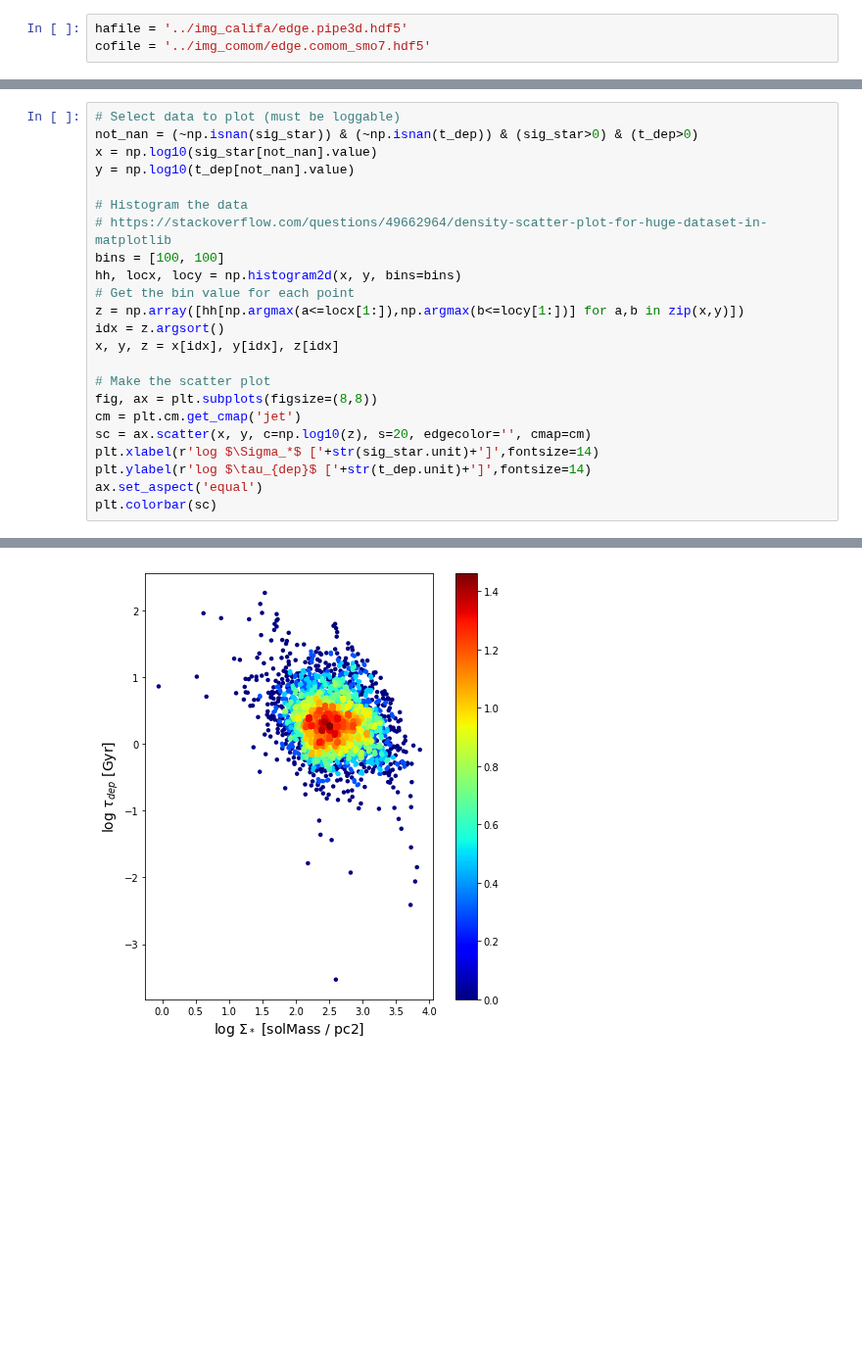
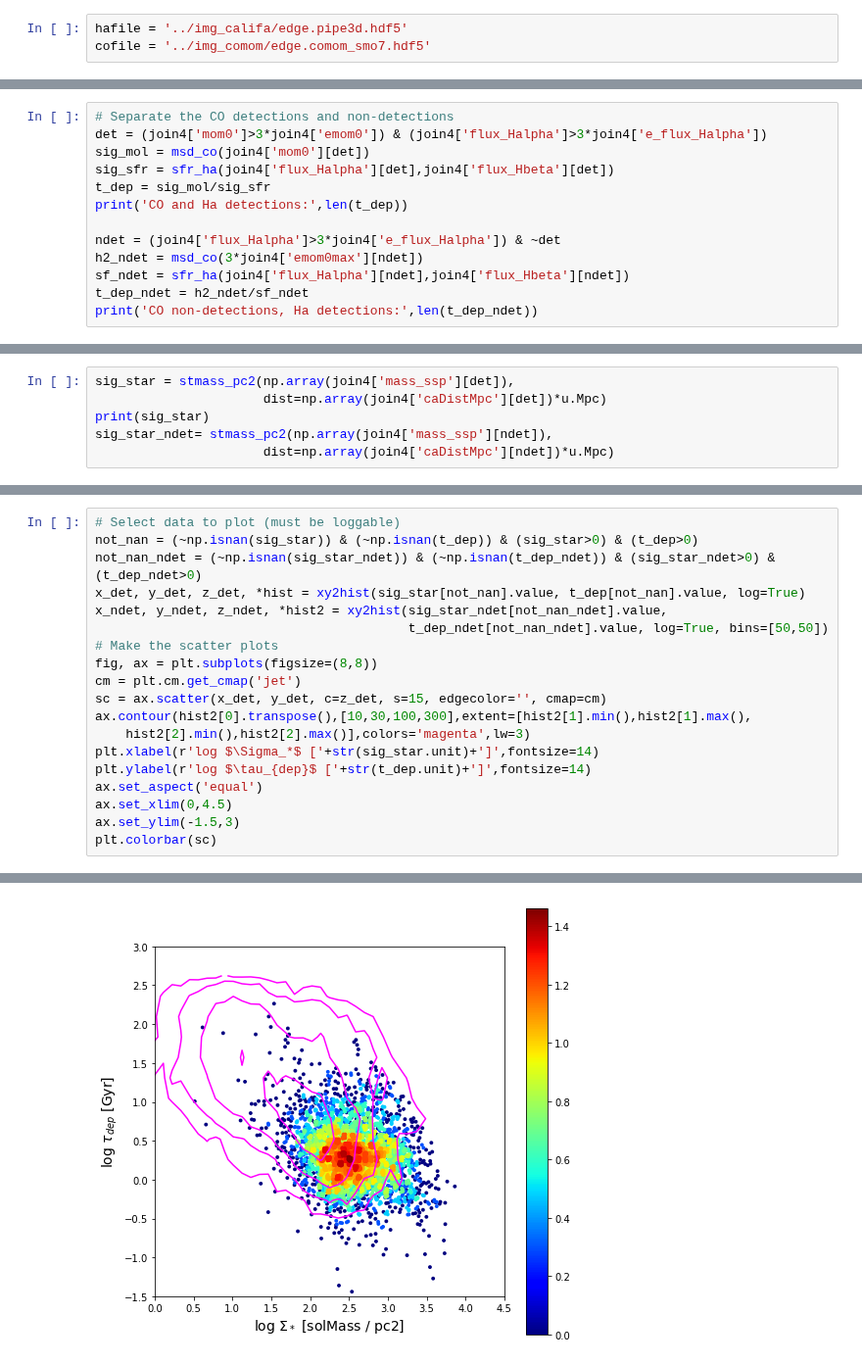
Before and after one commit to tonywong94/edge_pydb, a Jupyter notebook: demo_notebk/Tau_dep-edge.ipynb, the cells around one changed output, grey strips where cells are left out. Shown at 98% size. Cells and saved outputs as stored; diff of their text form; blank space fills up the shorter version.

```diff
--- a/demo_notebk/Tau_dep-edge.ipynb
+++ b/demo_notebk/Tau_dep-edge.ipynb
@@ -67,0 +28,13 @@ sig_star = np.array(stlist) * u.solMass / u.pc**2
+# %%
+# Separate the CO detections and non-detections
+det = (join4['mom0']>3*join4['emom0']) & (join4['flux_Halpha']>3*join4['e_flux_Halpha'])
+sig_mol = msd_co(join4['mom0'][det])
+sig_sfr = sfr_ha(join4['flux_Halpha'][det],join4['flux_Hbeta'][det])
+t_dep = sig_mol/sig_sfr
+print('CO and Ha detections:',len(t_dep))
+
+ndet = (join4['flux_Halpha']>3*join4['e_flux_Halpha']) & ~det
+h2_ndet = msd_co(3*join4['emom0max'][ndet])
+sf_ndet = sfr_ha(join4['flux_Halpha'][ndet],join4['flux_Hbeta'][ndet])
+t_dep_ndet = h2_ndet/sf_ndet
+print('CO non-detections, Ha detections:',len(t_dep_ndet))
@@ -67,0 +44,6 @@ sig_star = np.array(stlist) * u.solMass / u.pc**2
+# %%
+sig_star = stmass_pc2(np.array(join4['mass_ssp'][det]),
+                      dist=np.array(join4['caDistMpc'][det])*u.Mpc)
+print(sig_star)
+sig_star_ndet= stmass_pc2(np.array(join4['mass_ssp'][ndet]),
+                      dist=np.array(join4['caDistMpc'][ndet])*u.Mpc)
@@ -68,26 +53,22 @@ sig_star = np.array(stlist) * u.solMass / u.pc**2
 # %%
 # Select data to plot (must be loggable)
 not_nan = (~np.isnan(sig_star)) & (~np.isnan(t_dep)) & (sig_star>0) & (t_dep>0)
-x = np.log10(sig_star[not_nan].value)
-y = np.log10(t_dep[not_nan].value)
-
-# Histogram the data
-# https://stackoverflow.com/questions/49662964/density-scatter-plot-for-huge-dataset-in-matplotlib
-bins = [100, 100]
-hh, locx, locy = np.histogram2d(x, y, bins=bins)
-# Get the bin value for each point
-z = np.array([hh[np.argmax(a<=locx[1:]),np.argmax(b<=locy[1:])] for a,b in zip(x,y)])
-idx = z.argsort()
-x, y, z = x[idx], y[idx], z[idx]
-
-# Make the scatter plot
+not_nan_ndet = (~np.isnan(sig_star_ndet)) & (~np.isnan(t_dep_ndet)) & (sig_star_ndet>0) & (t_dep_ndet>0)
+x_det, y_det, z_det, *hist = xy2hist(sig_star[not_nan].value, t_dep[not_nan].value, log=True)
+x_ndet, y_ndet, z_ndet, *hist2 = xy2hist(sig_star_ndet[not_nan_ndet].value,
+                                         t_dep_ndet[not_nan_ndet].value, log=True, bins=[50,50])
+# Make the scatter plots
 fig, ax = plt.subplots(figsize=(8,8))
 cm = plt.cm.get_cmap('jet')
-sc = ax.scatter(x, y, c=np.log10(z), s=20, edgecolor='', cmap=cm)
+sc = ax.scatter(x_det, y_det, c=z_det, s=15, edgecolor='', cmap=cm)
+ax.contour(hist2[0].transpose(),[10,30,100,300],extent=[hist2[1].min(),hist2[1].max(),
+    hist2[2].min(),hist2[2].max()],colors='magenta',lw=3)
 plt.xlabel(r'log $\Sigma_*$ ['+str(sig_star.unit)+']',fontsize=14)
 plt.ylabel(r'log $\tau_{dep}$ ['+str(t_dep.unit)+']',fontsize=14)
 ax.set_aspect('equal')
+ax.set_xlim(0,4.5)
+ax.set_ylim(-1.5,3)
 plt.colorbar(sc)
 # %% [output]
 <matplotlib.colorbar.Colorbar at 0x...>
-[figure, old version]
+[figure, new version]
```
Also changed, not shown: parts of 9 cells of this notebook, 1 other file.
